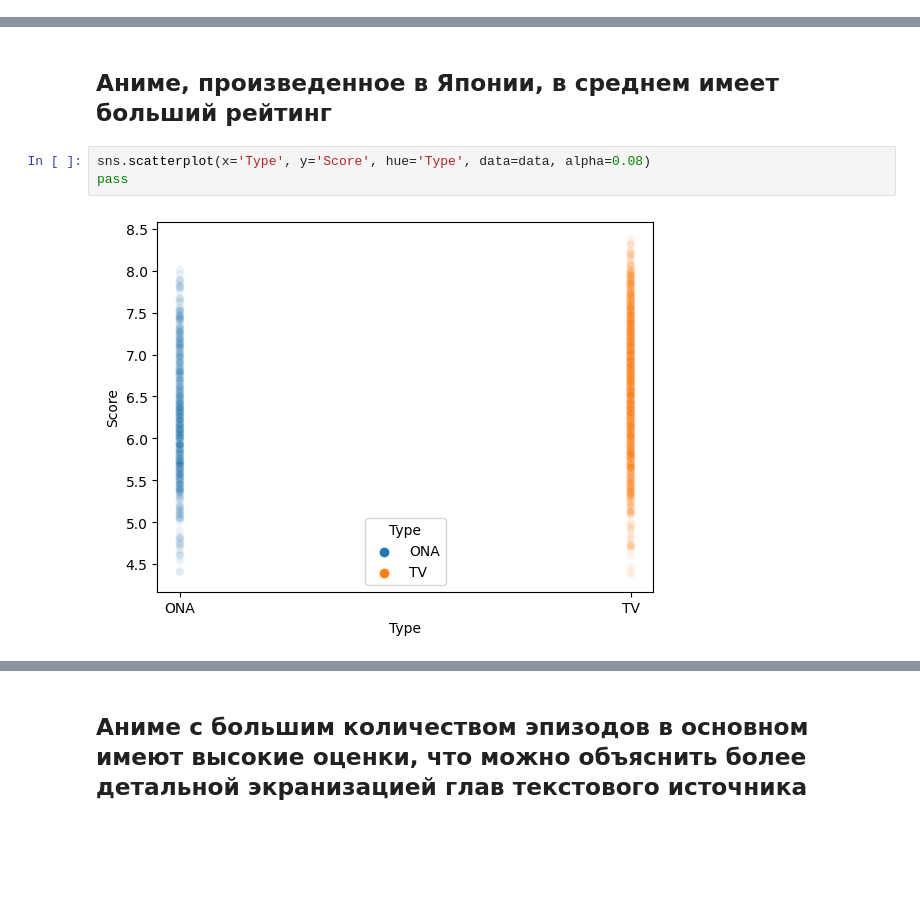
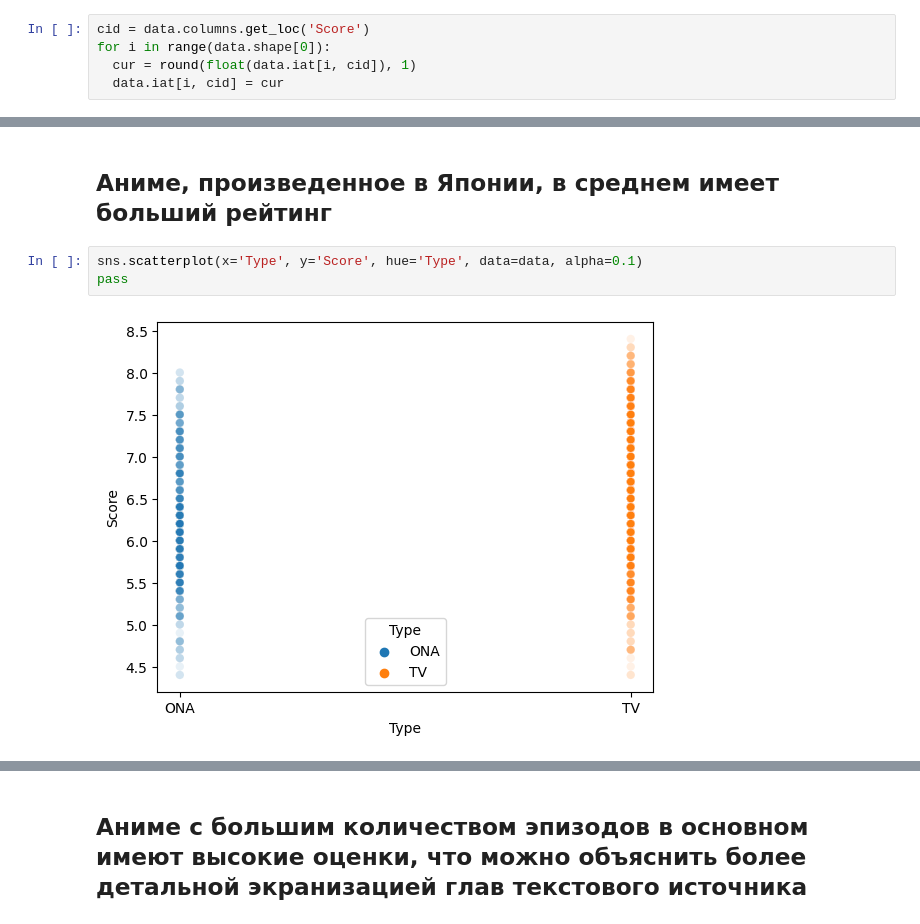
Before and after one commit to KimNikita/machine-learning-practice, a Jupyter notebook: Anime rating prediction.ipynb, the cells around one changed output, grey strips where cells are left out. Drawn from its saved outputs; the diff is of its cells as text; blank space fills up the shorter version.

```diff
--- a/Anime rating prediction.ipynb
+++ b/Anime rating prediction.ipynb
@@ -93,3 +95,8 @@ data.drop('English name', inplace=True, axis=1)
+# %%
+cid = data.columns.get_loc('Score')
+for i in range(data.shape[0]):
+  cur = round(float(data.iat[i, cid]), 1)
+  data.iat[i, cid] = cur
 # %% [markdown]
 ## Столбец Genres
 # %%
@@ -294,10 +301,10 @@ pass
 # %% [markdown]
 ## Аниме, произведенное в Японии, в среднем имеет больший рейтинг
 # %%
-sns.scatterplot(x='Type', y='Score', hue='Type', data=data, alpha=0.08)
+sns.scatterplot(x='Type', y='Score', hue='Type', data=data, alpha=0.1)
 pass
 # %% [output]
-[figure, old version]
+[figure, new version]
 # %%
 sns.boxplot(x="Type", y="Score", data=data)
 pass
```
Also changed, not shown: parts of 26 cells of this notebook.
